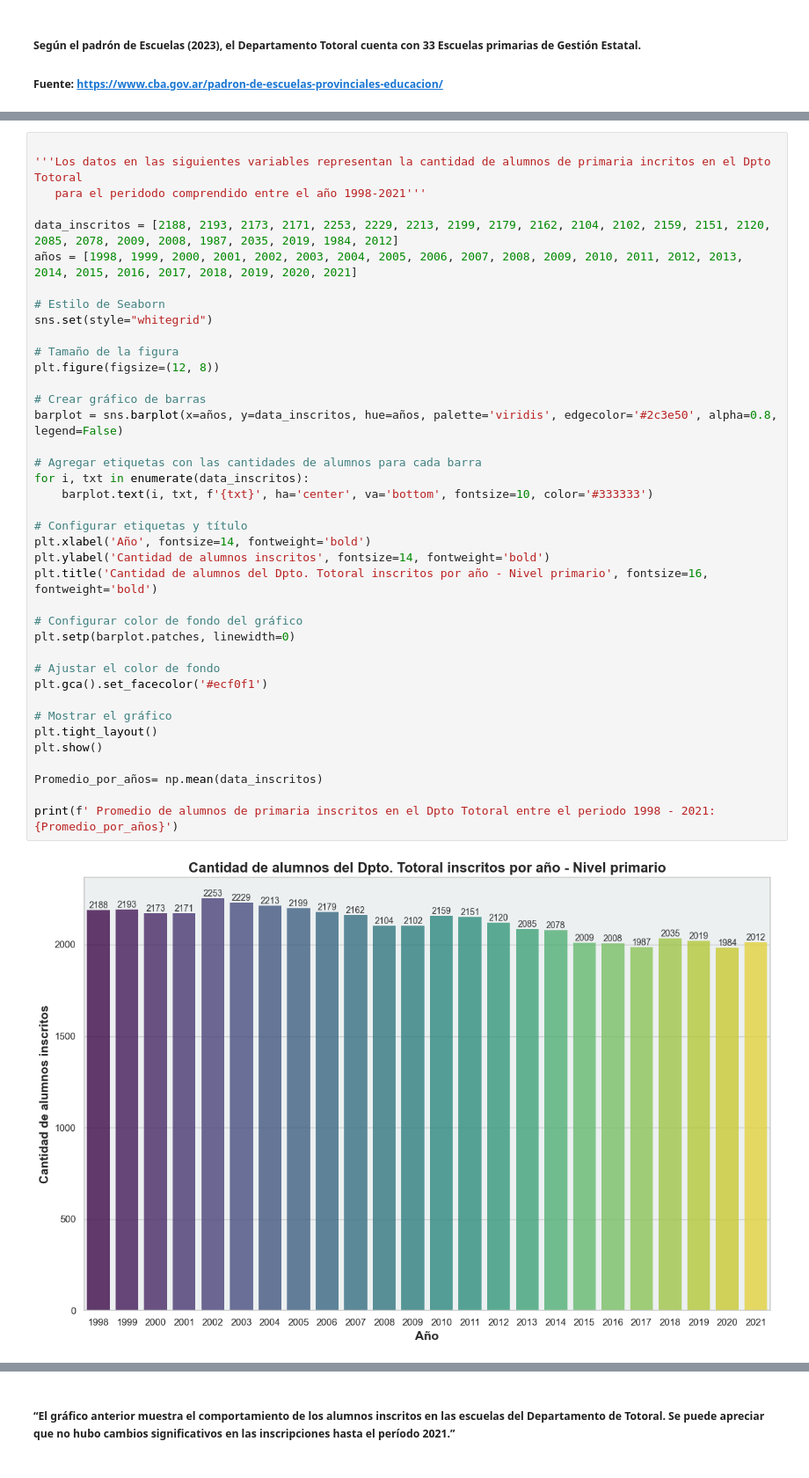
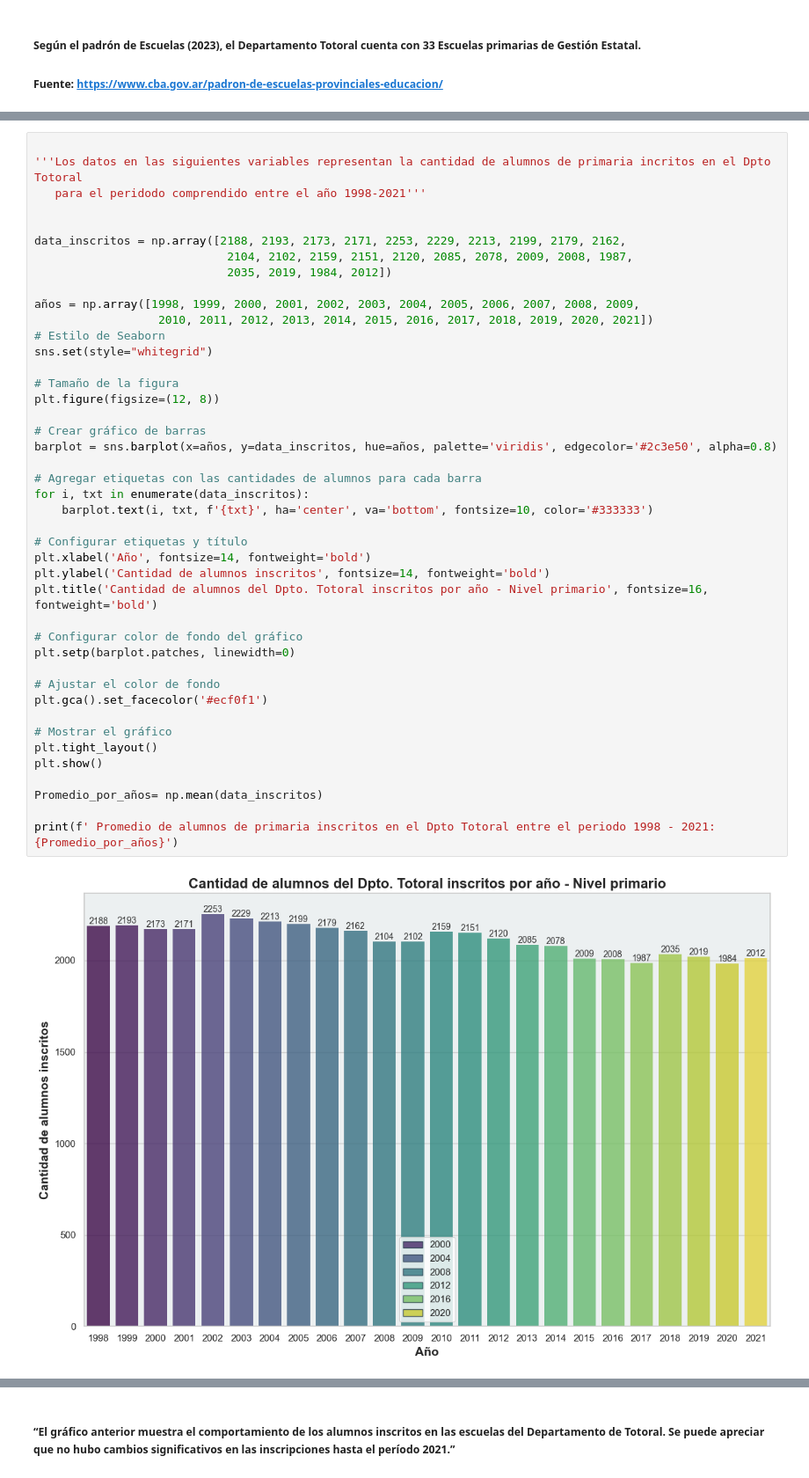
Before and after one commit to RenzoReyna88/Python-for-dataanalysis, a Jupyter notebook: investigacion-sistema-educativo-Cba/data.ipynb, the cells around one changed output, grey strips where cells are left out. Shown at 88% size. Cells and saved outputs as stored; diff of their text form.

```diff
--- a/investigacion-sistema-educativo-Cba/data.ipynb
+++ b/investigacion-sistema-educativo-Cba/data.ipynb
@@ -127,42 +133,46 @@ df_matriculados_primaria_totoral= df_matriculados_primaria.T
 '''Los datos en las siguientes variables representan la cantidad de alumnos de primaria incritos en el Dpto Totoral
    para el peridodo comprendido entre el año 1998-2021'''
 
-data_inscritos = [2188, 2193, 2173, 2171, 2253, 2229, 2213, 2199, 2179, 2162, 2104, 2102, 2159, 2151, 2120, 2085, 2078, 2009, 2008, 1987, 2035, 2019, 1984, 2012]
-años = [1998, 1999, 2000, 2001, 2002, 2003, 2004, 2005, 2006, 2007, 2008, 2009, 2010, 2011, 2012, 2013, 2014, 2015, 2016, 2017, 2018, 2019, 2020, 2021]
 
+data_inscritos = np.array([2188, 2193, 2173, 2171, 2253, 2229, 2213, 2199, 2179, 2162,
+                            2104, 2102, 2159, 2151, 2120, 2085, 2078, 2009, 2008, 1987,
+                            2035, 2019, 1984, 2012])
+
+años = np.array([1998, 1999, 2000, 2001, 2002, 2003, 2004, 2005, 2006, 2007, 2008, 2009,
+                  2010, 2011, 2012, 2013, 2014, 2015, 2016, 2017, 2018, 2019, 2020, 2021])
 # Estilo de Seaborn
 sns.set(style="whitegrid")
 
 # Tamaño de la figura
 plt.figure(figsize=(12, 8))
 
 # Crear gráfico de barras
-barplot = sns.barplot(x=años, y=data_inscritos, hue=años, palette='viridis', edgecolor='#2c3e50', alpha=0.8, legend=False)
+barplot = sns.barplot(x=años, y=data_inscritos, hue=años, palette='viridis', edgecolor='#2c3e50', alpha=0.8)
 
 # Agregar etiquetas con las cantidades de alumnos para cada barra
 for i, txt in enumerate(data_inscritos):
     barplot.text(i, txt, f'{txt}', ha='center', va='bottom', fontsize=10, color='#333333')
 
 # Configurar etiquetas y título
 plt.xlabel('Año', fontsize=14, fontweight='bold')
 plt.ylabel('Cantidad de alumnos inscritos', fontsize=14, fontweight='bold')
 plt.title('Cantidad de alumnos del Dpto. Totoral inscritos por año - Nivel primario', fontsize=16, fontweight='bold')
 
 # Configurar color de fondo del gráfico
 plt.setp(barplot.patches, linewidth=0)
 
 # Ajustar el color de fondo
 plt.gca().set_facecolor('#ecf0f1')
 
 # Mostrar el gráfico
 plt.tight_layout()
 plt.show()
 
 Promedio_por_años= np.mean(data_inscritos)
 
 print(f' Promedio de alumnos de primaria inscritos en el Dpto Totoral entre el periodo 1998 - 2021: {Promedio_por_años}')
 # %% [output]
-[figure, old version]
+[figure, new version]
  Promedio de alumnos de primaria inscritos en el Dpto Totoral entre el periodo 1998 - 2021: 2117.2083333333335
 # %% [markdown]
 ##### “El gráfico anterior muestra el comportamiento de los alumnos inscritos en las escuelas del Departamento de Totoral. Se puede apreciar que no hubo cambios significativos en las inscripciones hasta el período 2021.”
```
Also changed, not shown: parts of 40 cells of this notebook, 12 other files.
